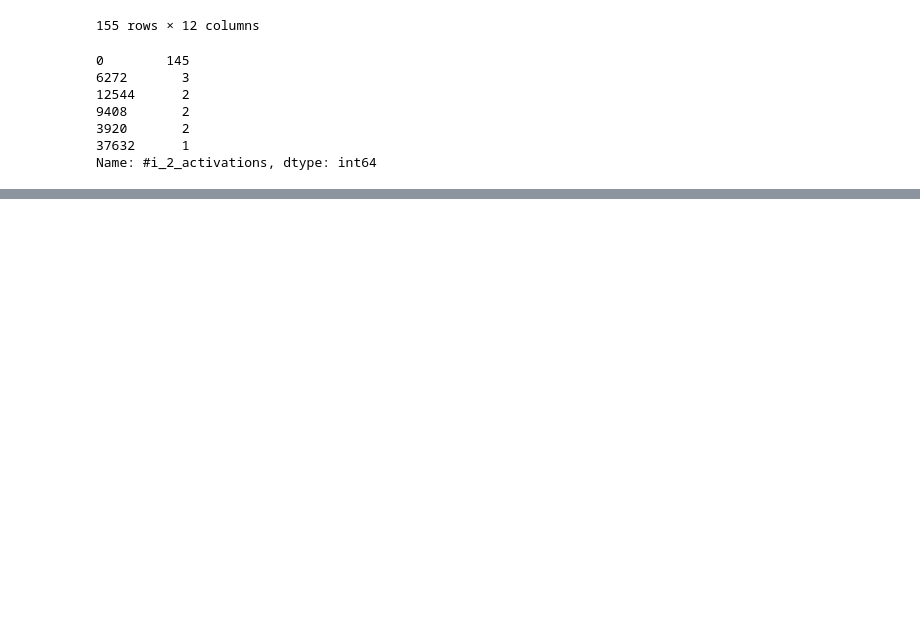
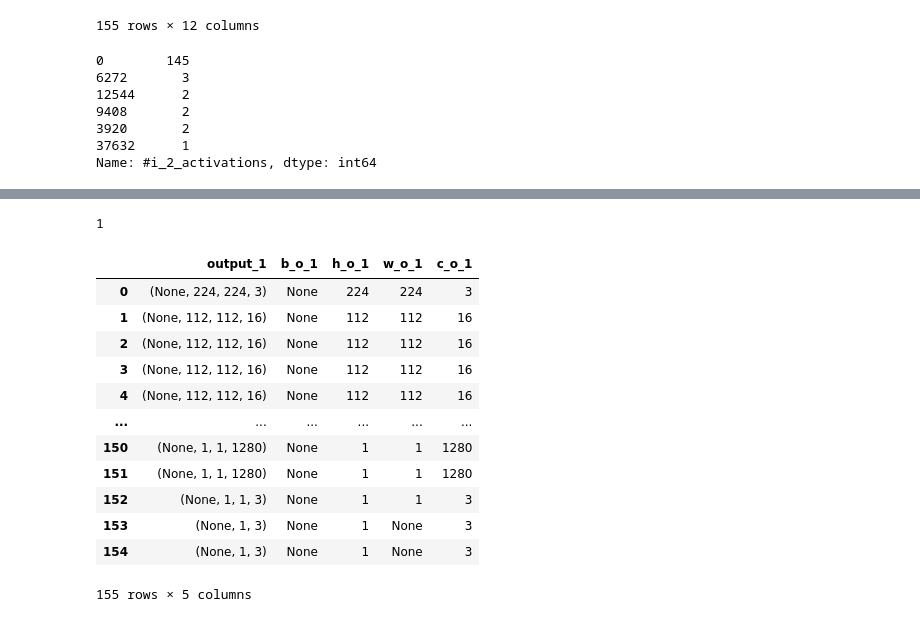
Before and after one commit to subrockmann/tiny_cnn, a Jupyter notebook: Layer Visualizations.ipynb, the cells around one changed output, grey strips where cells are left out. Cells and saved outputs as stored; diff of their text form; code cells hidden in the pictures; blank space fills up the shorter version.

```diff
--- a/Layer Visualizations.ipynb
+++ b/Layer Visualizations.ipynb
@@ -195,4 +210,4 @@ def calculate_activations(x):
     else:
         return 0
 # %%
-df_input["#i_2_activations"] = df_input.apply(calculate_activations, axis=1)
+df_input["#i_2_activations"] = df_input.apply(calculate_i_2_activations, axis=1)
@@ -235,0 +251,2 @@ def add_dataframe_features(df):
+# %%
+df = df.join(df_input)
@@ -236,2 +255,3 @@ def add_dataframe_features(df):
 # %%
-df_output = df["output_shape"].str.split()
+df_output = split_shape_columns(df, "output_shape")
+df_output
@@ -243,0 +272,27 @@ df.head(10)
+# %%
+no_output_cols = len(df_output.columns)
+no_output_cols
+# %% [output]
+1
+# %%
+for output in range(1,no_output_cols+1):
+    df_output[f"b_o_{output}"]= df_output[f"output_{output}"].apply(return_batch_size)
+    df_output[f"h_o_{output}"] = df_output[f"output_{output}"].apply(return_input_height)
+    df_output[f"w_o_{output}"] = df_output[f"output_{output}"].apply(return_input_width)
+    df_output[f"c_o_{output}"] = df_output[f"output_{output}"].apply(return_channels)
+
+df_output
+# %% [output]
+|  | output_1 | b_o_1 | h_o_1 | w_o_1 | c_o_1 |
+| 0 | (None, 224, 224, 3) | None | 224 | 224 | 3 |
+| 1 | (None, 112, 112, 16) | None | 112 | 112 | 16 |
+| 2 | (None, 112, 112, 16) | None | 112 | 112 | 16 |
+| 3 | (None, 112, 112, 16) | None | 112 | 112 | 16 |
+| 4 | (None, 112, 112, 16) | None | 112 | 112 | 16 |
+| ... | ... | ... | ... | ... | ... |
+| 150 | (None, 1, 1, 1280) | None | 1 | 1 | 1280 |
+| 151 | (None, 1, 1, 1280) | None | 1 | 1 | 1280 |
+| 152 | (None, 1, 1, 3) | None | 1 | 1 | 3 |
+| 153 | (None, 1, 3) | None | 1 | None | 3 |
+| 154 | (None, 1, 3) | None | 1 | None | 3 |
+155 rows × 5 columns
```
Also changed, not shown: parts of 37 cells of this notebook, 1 other file.
